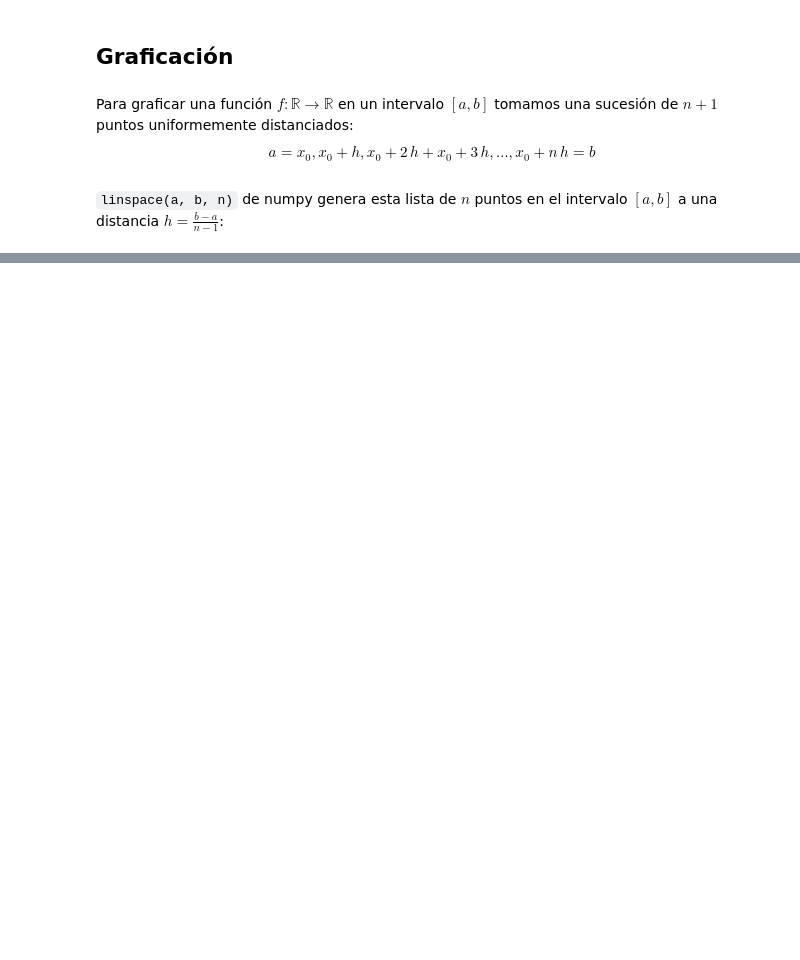
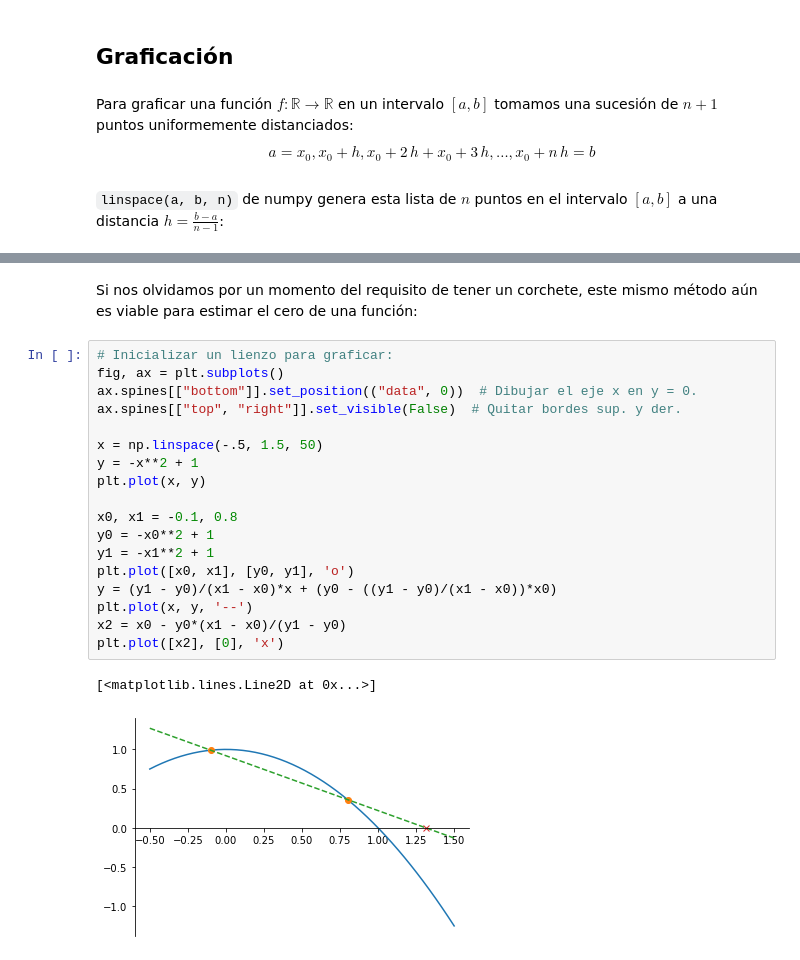
Before and after one commit to knkillname/Notas-de-Metodos-Numericos, a Jupyter notebook: 2. Ecuaciones no lineales.ipynb, the cells around one changed output, grey strips where cells are left out. Drawn from its saved outputs; the diff is of its cells as text; blank space fills up the shorter version.

```diff
--- a/2. Ecuaciones no lineales.ipynb
+++ b/2. Ecuaciones no lineales.ipynb
@@ -134,0 +230,24 @@ regula_falsi(f, 1, 2, 10**-4)
+# %% [markdown]
+Si nos olvidamos por un momento del requisito de tener un corchete, este mismo
+método aún es viable para estimar el cero de una función:
+# %%
+# Inicializar un lienzo para graficar:
+fig, ax = plt.subplots()
+ax.spines[["bottom"]].set_position(("data", 0))  # Dibujar el eje x en y = 0.
+ax.spines[["top", "right"]].set_visible(False)  # Quitar bordes sup. y der.
+
+x = np.linspace(-.5, 1.5, 50)
+y = -x**2 + 1
+plt.plot(x, y)
+
+x0, x1 = -0.1, 0.8
+y0 = -x0**2 + 1
+y1 = -x1**2 + 1
+plt.plot([x0, x1], [y0, y1], 'o')
+y = (y1 - y0)/(x1 - x0)*x + (y0 - ((y1 - y0)/(x1 - x0))*x0)
+plt.plot(x, y, '--')
+x2 = x0 - y0*(x1 - x0)/(y1 - y0)
+plt.plot([x2], [0], 'x')
+# %% [output]
+[<matplotlib.lines.Line2D at 0x...>]
+[figure, added]
```
Also changed, not shown: parts of 27 cells of this notebook.
